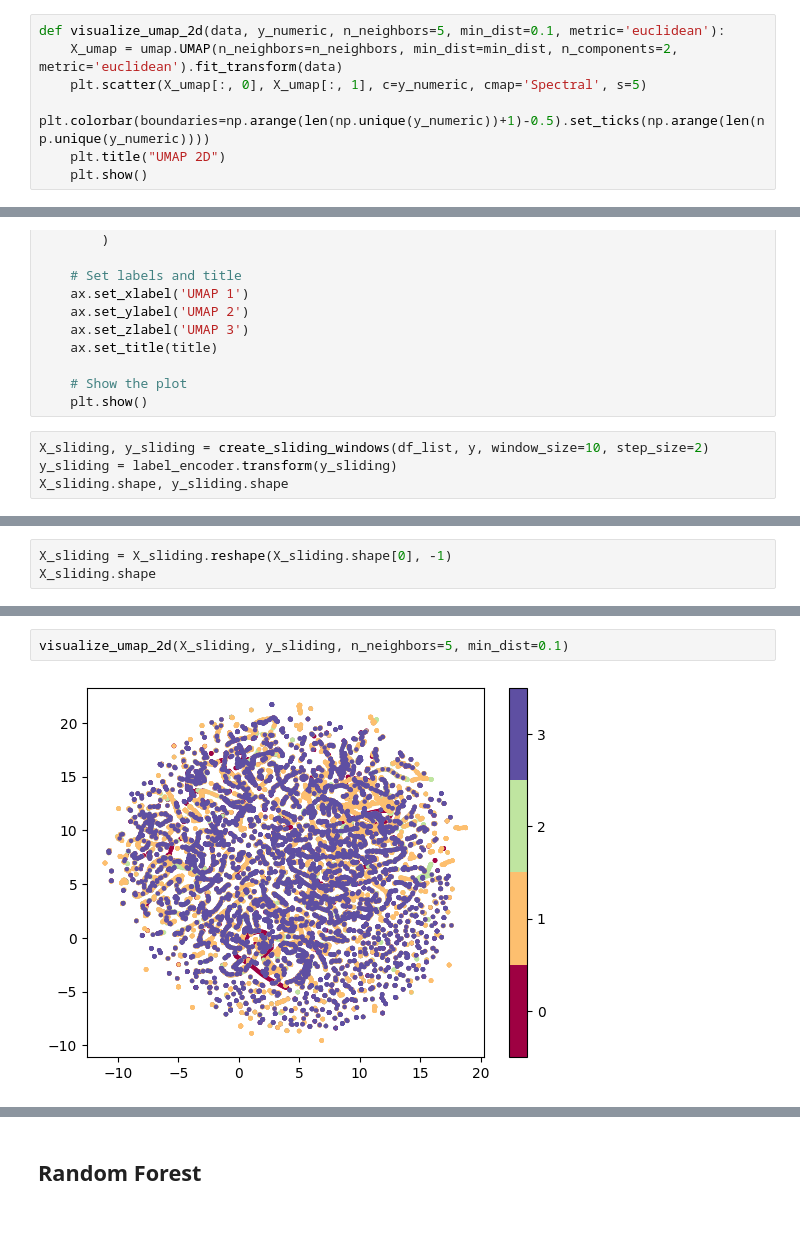
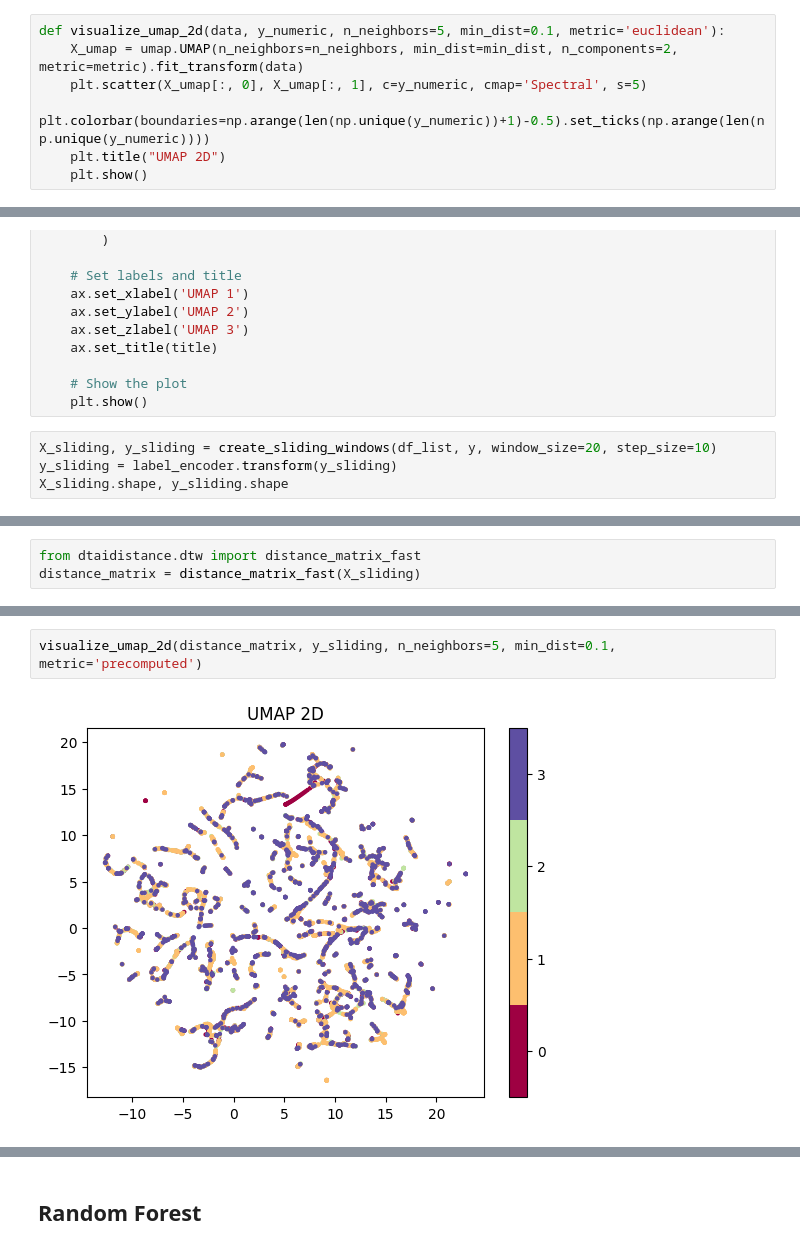
Before and after one commit to H-IAAC/sumo_data_synthesis, a Jupyter notebook: modelTraining.ipynb, the cells around one changed output, grey strips where cells are left out. Drawn from its saved outputs; the diff is of its cells as text; blank space fills up the shorter version.

Commit message:
using dtw as metric, not working well

```diff
--- a/modelTraining.ipynb
+++ b/modelTraining.ipynb
@@ -74,6 +101,6 @@ len(X)
 # %%
 def visualize_umap_2d(data, y_numeric, n_neighbors=5, min_dist=0.1, metric='euclidean'):
-    X_umap = umap.UMAP(n_neighbors=n_neighbors, min_dist=min_dist, n_components=2, metric='euclidean').fit_transform(data)
+    X_umap = umap.UMAP(n_neighbors=n_neighbors, min_dist=min_dist, n_components=2, metric=metric).fit_transform(data)
     plt.scatter(X_umap[:, 0], X_umap[:, 1], c=y_numeric, cmap='Spectral', s=5)
     plt.colorbar(boundaries=np.arange(len(np.unique(y_numeric))+1)-0.5).set_ticks(np.arange(len(np.unique(y_numeric))))
     plt.title("UMAP 2D")
@@ -137,7 +164,7 @@ def visualize_umap_3d(data, labels=None, n_neighbors=15, min_dist=0.1, metric='e
     # Show the plot
     plt.show()
 # %%
-X_sliding, y_sliding = create_sliding_windows(df_list, y, window_size=10, step_size=2)
+X_sliding, y_sliding = create_sliding_windows(df_list, y, window_size=20, step_size=10)
 y_sliding = label_encoder.transform(y_sliding)
 X_sliding.shape, y_sliding.shape
 # %% [output]
@@ -145,3 +171,0 @@ X_sliding.shape, y_sliding.shape
-# %%
-X_sliding = X_sliding.reshape(X_sliding.shape[0], -1)
-X_sliding.shape
@@ -149,0 +172,3 @@ X_sliding.shape
+# %%
+from dtaidistance.dtw import distance_matrix_fast
+distance_matrix = distance_matrix_fast(X_sliding)
@@ -150,5 +205,5 @@ X_sliding.shape
 # %%
-visualize_umap_2d(X_sliding, y_sliding, n_neighbors=5, min_dist=0.1)
+visualize_umap_2d(distance_matrix, y_sliding, n_neighbors=5, min_dist=0.1, metric='precomputed')
 # %% [output]
-[figure, old version]
+[figure, new version]
 # %%
```
Also changed, not shown: parts of 21 cells of this notebook, 1 other file.
